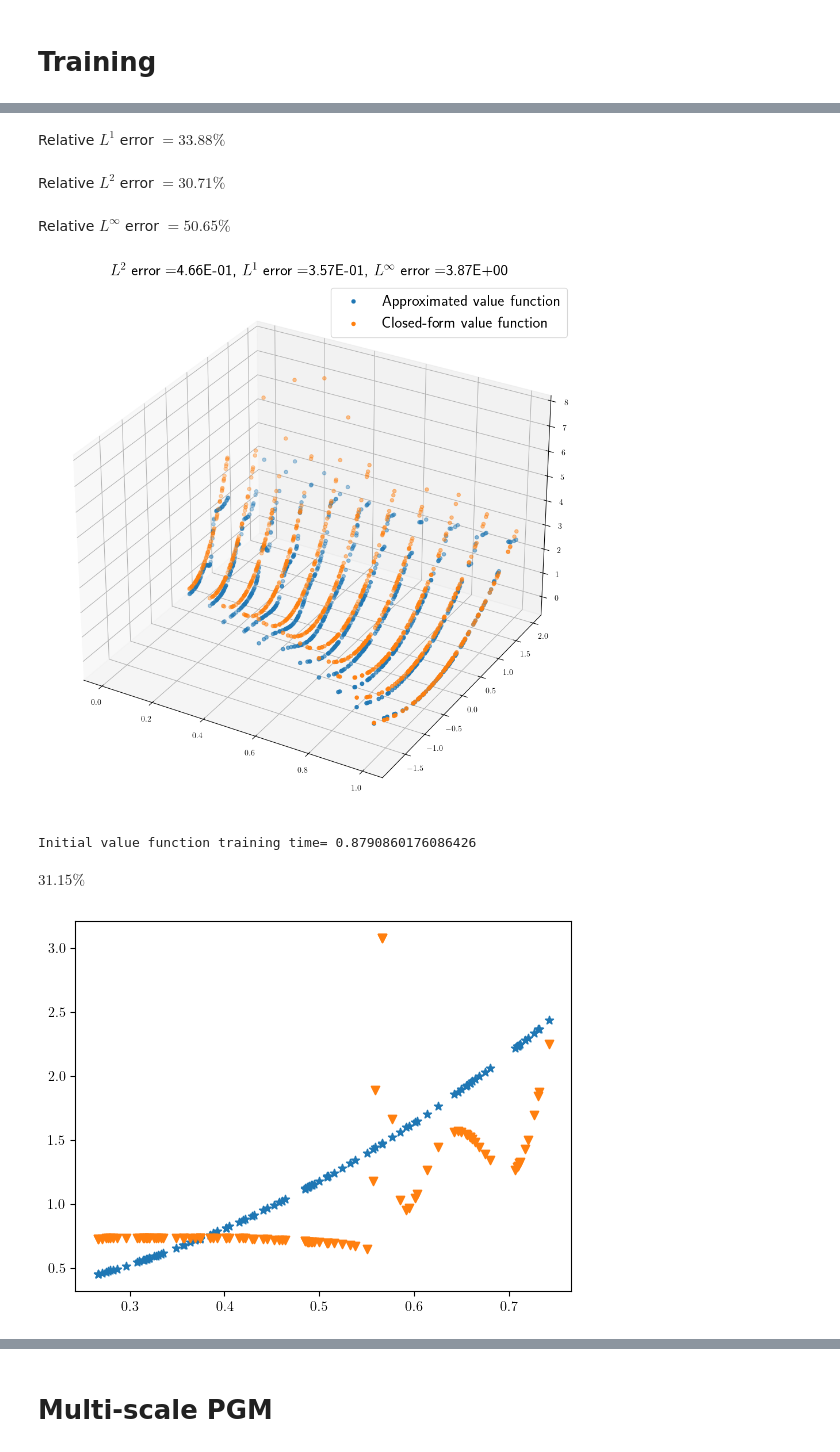
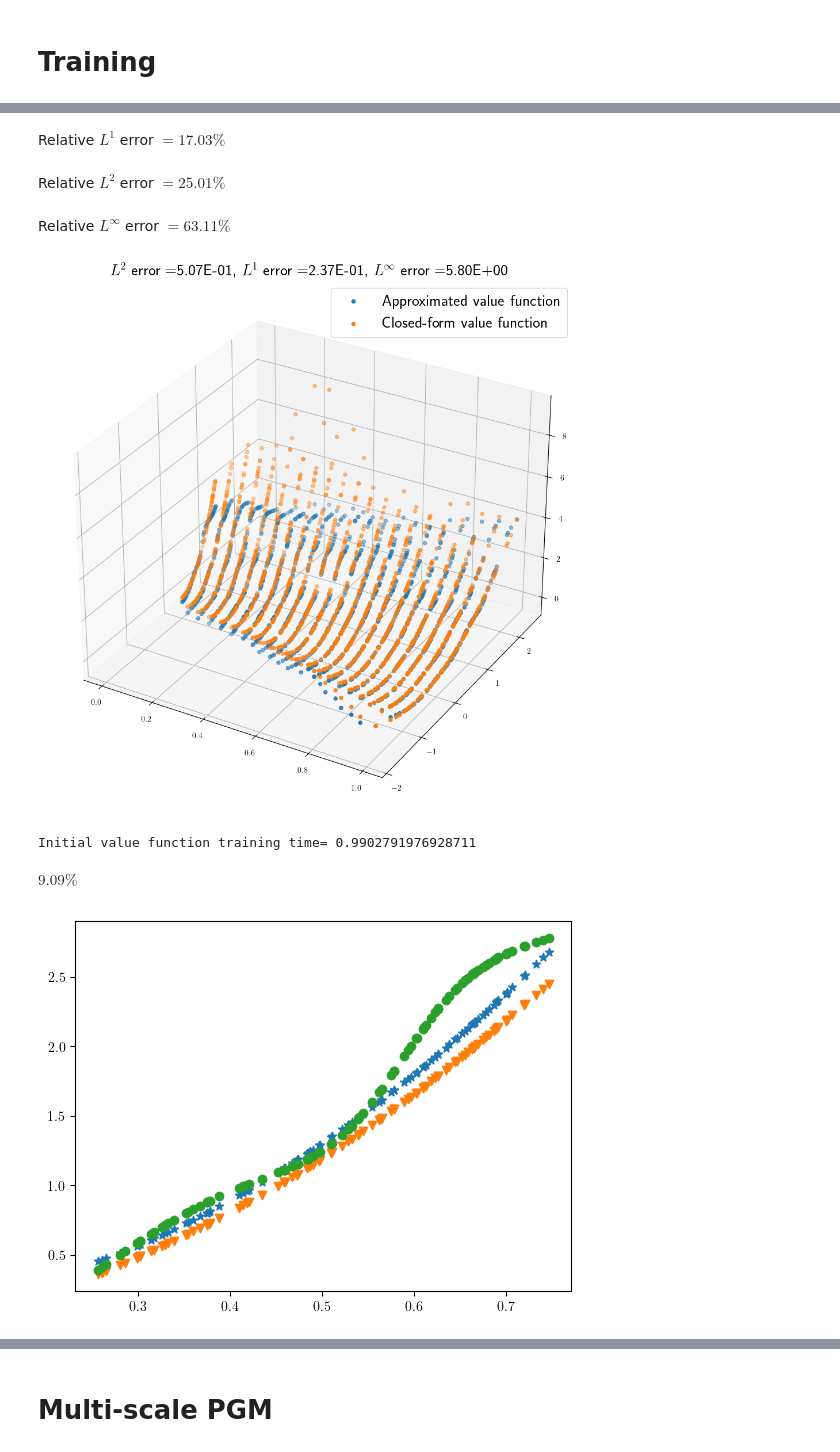
Before and after one commit to arashfahim/multiscale-PGM-for-stochastic-control, a Jupyter notebook: LQC/LQC_Updated_v4.ipynb, the cells around one changed output, grey strips where cells are left out. Cells and saved outputs as stored; diff of their text form; code cells hidden in the pictures.

```diff
--- a/LQC/LQC_Updated_v4.ipynb
+++ b/LQC/LQC_Updated_v4.ipynb
@@ -48,7 +48,7 @@ from IPython.display import display, Math, Markdown
 # %%
 model_params = {
     'num_samples':100,
-    'num_time_steps':10,
+    'num_time_steps':20,
     'num_neurons_p':50,
     'num_neurons_v':10,
     'lr' : 8e-3,
@@ -104,11 +104,11 @@ class solution(func):
         lb1=0.5*(q1+np.sqrt(q1**2-4*q0*q2))
         lb2 = -lb1+q1
         C1 = -(lb1+q2*self.alpha)/(lb2+q2*self.alpha)
-        C2 = (self.beta+self.B/self.d)*(1+C1)/self.b-(1/lb1+C1/lb2)
+        C2 = self.beta*(1+C1)-self.b*(1/(lb1-self.c)+C1/(lb2-self.c))+self.B/self.d*(lb1/(lb1-self.c)+C1*lb2/(lb2-self.c))
         self.f_func = lambda t: -1/q2*(lb1*np.exp(lb1*(self.T-t))+C1*lb2*np.exp(lb2*(self.T-t)))/(np.exp(lb1*(self.T-t))+C1*np.exp(lb2*(self.T-t)))
-        self.h_func = lambda t: self.b*((1/lb1)*np.exp(lb1*(self.T-t))+C1*(1/lb2)*np.exp(lb2*(self.T-t))+C2)/(np.exp(lb1*(self.T-t))+C1*np.exp(lb2*(self.T-t)))-self.B/self.d
-        integrand = lambda t: self.sigma**2*self.f_func(t) -(self.B+self.d*self.h_func(t))**2/(4*self.A)
-        self.k_func = lambda t: integrate.quad(lambda x: integrand(x), 0, self.T-t)[0]
+        self.h_func = lambda t: (self.b*((1/(lb1-self.c))*np.exp(lb1*(self.T-t))+C1*(1/(lb2-self.c))*np.exp(lb2*(self.T-t)))-self.B/self.d*((lb1/(lb1-self.c))*np.exp(lb1*(self.T-t))+C1*(lb2/(lb2-self.c))*np.exp(lb2*(self.T-t)))+C2*np.exp(self.c*(self.T-t)))/(np.exp(lb1*(self.T-t))+C1*np.exp(lb2*(self.T-t)))
+        self.integrand = lambda t: self.sigma**2*self.f_func(self.T-t) -(self.B+self.d*self.h_func(self.T-t))**2/(4*self.A)
+        self.k_func = lambda t: integrate.quad(lambda x: self.integrand(x), 0, self.T-t)[0]
     def __call__(self,tx):
             return np.array([self.f_func(tx[i,0])*np.power(tx[i,1],2)+self.h_func(tx[i,0])*tx[i,1]+self.k_func(tx[i,0]) for i in range(tx.shape[0])])
     def optimal_policy(self,tx):
@@ -457,10 +458,10 @@ display(Markdown(r"Relative $L^1$ error $= {:.2f}\%$".format(np.mean(np.abs(solu
 display(Markdown(r"Relative $L^2$ error $= {:.2f}\%$".format(np.sqrt(np.mean(np.power(solution(xyz[:,0:2])-xyz[:,2],2)))/np.sqrt(np.mean(np.power(solution(xyz[:,0:2]),2)))*100)))
 display(Markdown(r"Relative $L^\infty$ error $= {:.2f}\%$".format(np.max(np.abs(solution(xyz[:,0:2])-xyz[:,2]))/np.max(np.abs(solution(xyz[:,0:2])))*100)))
 # %% [output]
-Relative $L^1$ error $= 33.88\%$
+Relative $L^1$ error $= 17.03\%$
-Relative $L^2$ error $= 30.71\%$
+Relative $L^2$ error $= 25.01\%$
-Relative $L^\infty$ error $= 50.65\%$
+Relative $L^\infty$ error $= 63.11\%$
-[figure, old version]
+[figure, new version]
 # %%
 lqsc.cost_eval(lqsc.policy,100)
 qpoint = (lqsc.x1 - lqsc.x0)/4.
@@ -472,13 +473,14 @@ for i in range(100):
     sum += np.mean(np.abs(lqsc.value0(x).squeeze(-1).clone().detach().numpy()-solution(tx)))/np.mean(np.abs(solution(tx)))
 display(Markdown(r"${:.2f}\%$".format(sum)))
 # %% [output]
-Initial value function training time= 0.8790860176086426
+Initial value function training time= 0.9902791976928711
-$31.15\%$
+$9.09\%$
 # %%
 plt.scatter(x=x.clone().detach().numpy(),y = solution(tx),marker='*');
 plt.scatter(x=x.clone().detach().numpy(),y = lqsc.value0(x).squeeze(-1).clone().detach().numpy(),marker='v');
+plt.scatter(x=x.clone().detach().numpy(),y = lqsc.value(tx).squeeze(-1).clone().detach().numpy(),marker='o');
 # %% [output]
-[figure, old version]
+[figure, new version]
 # %% [markdown]
 <!-- # Multi-scale PGM -->
 # %% [markdown]
```
Also changed, not shown: parts of 14 cells of this notebook, 18 other files.
